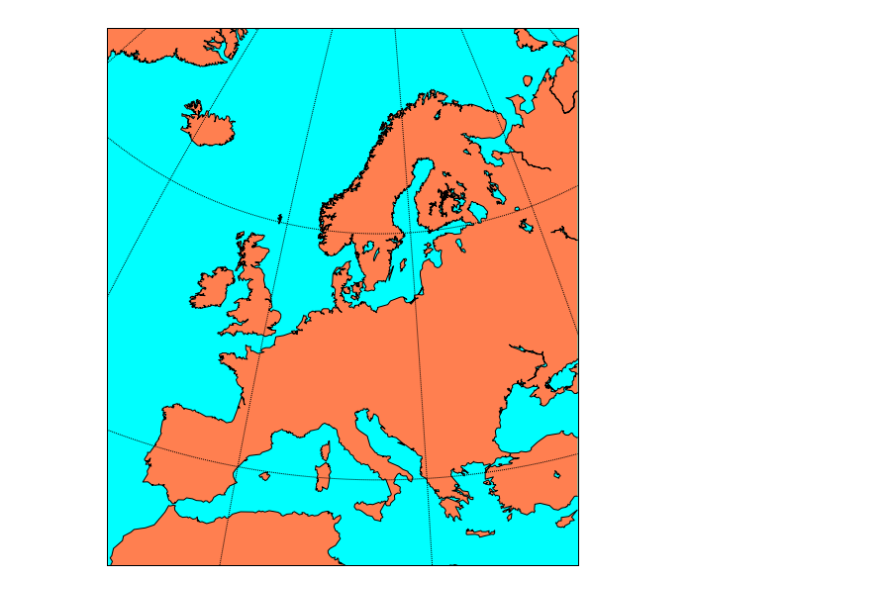
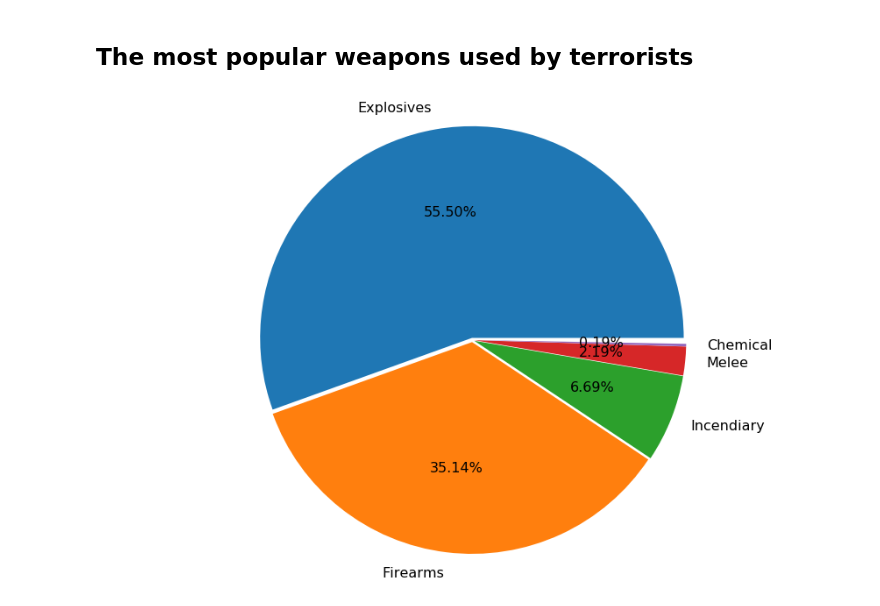
Before and after one commit to fbogusz/my-data-exp, a Jupyter notebook: mydataexp.ipynb, the cells around one changed output. Cells and saved outputs as stored; diff of their text form; code cells hidden in the pictures.

```diff
--- a/mydataexp.ipynb
+++ b/mydataexp.ipynb
@@ -82,14 +69,10 @@ kills_mean = data.groupby('natlty1_txt')['nkill'].sum().plot(kind='bar')
-# %%
-m2 = Basemap(llcrnrlon=-10.,llcrnrlat=30,urcrnrlon=65.,urcrnrlat=70.,\
-            resolution='l',projection='stere',\
-            lat_ts=50,lat_0=50,lon_0=15.)
-m2.drawcoastlines()
-m2.fillcontinents(color='coral',lake_color='aqua')
-# draw parallels and meridians.
-m2.drawparallels(np.arange(-80.,81.,20.))
-m2.drawmeridians(np.arange(-180.,181.,20.))
-m2.drawmapboundary(fill_color='aqua')
-fig=plt.gcf()
-fig.set_size_inches(20,10)
-# %% [output]
-[figure, removed]
+# %% [markdown]
+## The most popular weapons used by terrorists
+# %%
+known_weapons = data[data['weaptype1_txt'].str.contains('Unknown') == False]
+percentage = known_weapons['weaptype1_txt'].value_counts()/known_weapons['weaptype1_txt'].value_counts().sum()
+percentage.name = ''
+ax5 = percentage[percentage > 0.001].plot(kind='pie', figsize=(15,10), autopct='%1.2f%%', textprops=dict(size=16), explode=(0.01,0.01,0.01,0.01,0.01))
+tmp = ax5.axis('equal')
+# %% [output]
+[figure, added]
```
Also changed, not shown: parts of 12 cells of this notebook, 2 other files.
